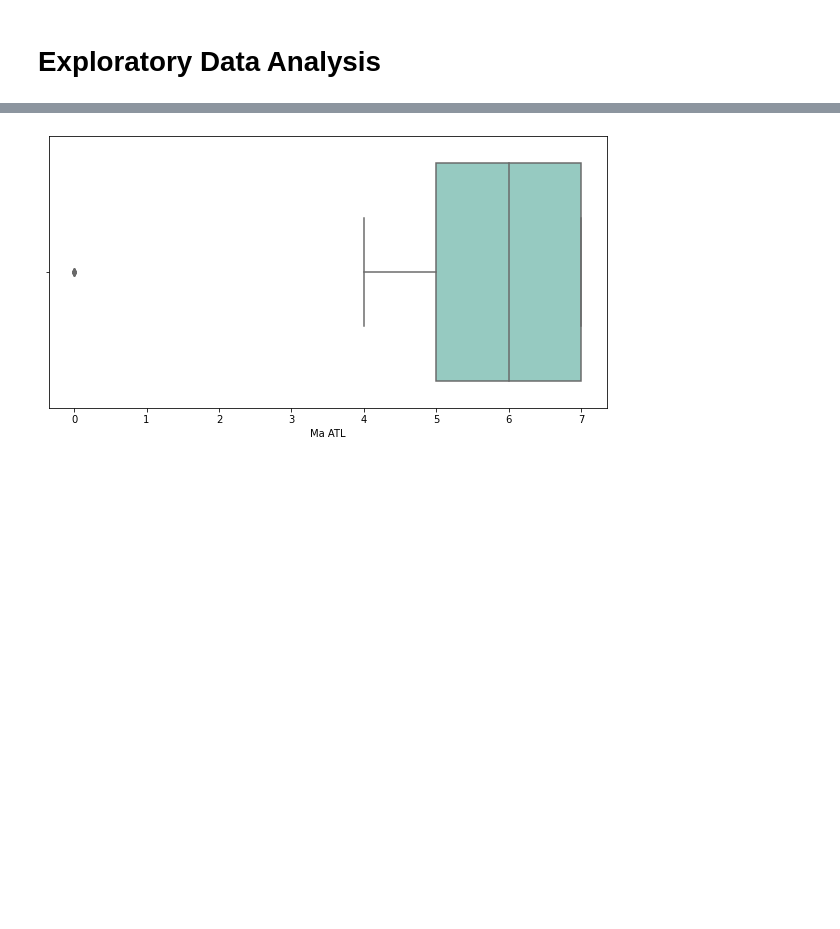
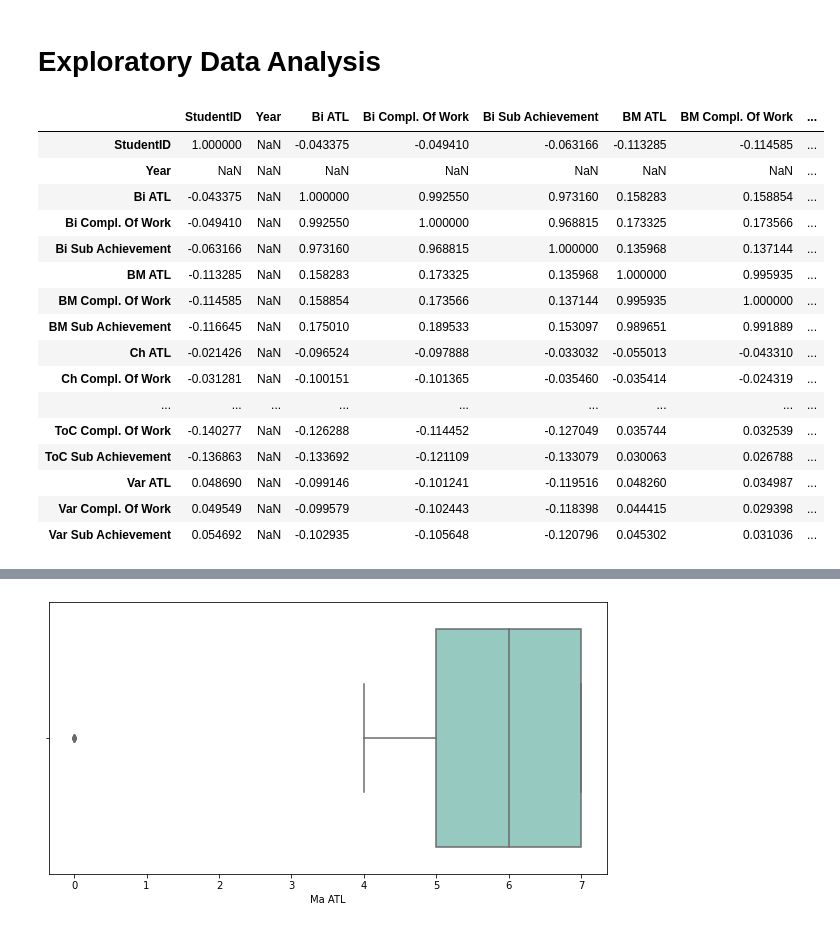
Before and after one commit to siti-alawiyah/ibresultprediction, a Jupyter notebook: Exploratory_Data_Analysis_1.0.ipynb, the cells around one changed output, grey strips where cells are left out. Cells and saved outputs as stored; diff of their text form; code cells hidden in the pictures; blank space fills up the shorter version.

```diff
--- a/Exploratory_Data_Analysis_1.0.ipynb
+++ b/Exploratory_Data_Analysis_1.0.ipynb
@@ -873,6 +873,26 @@ list(df20.select_dtypes(include='int').columns)
 ['Year']
 # %% [markdown]
 # Exploratory Data Analysis
+# %%
+df17.corr()
+# %% [output]
+|  | StudentID | Year | Bi ATL | Bi Compl. Of Work | Bi Sub Achievement | BM ATL | BM Compl. Of Work | ... |
+| StudentID | 1.000000 | NaN | -0.043375 | -0.049410 | -0.063166 | -0.113285 | -0.114585 | ... |
+| Year | NaN | NaN | NaN | NaN | NaN | NaN | NaN | ... |
+| Bi ATL | -0.043375 | NaN | 1.000000 | 0.992550 | 0.973160 | 0.158283 | 0.158854 | ... |
+| Bi Compl. Of Work | -0.049410 | NaN | 0.992550 | 1.000000 | 0.968815 | 0.173325 | 0.173566 | ... |
+| Bi Sub Achievement | -0.063166 | NaN | 0.973160 | 0.968815 | 1.000000 | 0.135968 | 0.137144 | ... |
+| BM ATL | -0.113285 | NaN | 0.158283 | 0.173325 | 0.135968 | 1.000000 | 0.995935 | ... |
+| BM Compl. Of Work | -0.114585 | NaN | 0.158854 | 0.173566 | 0.137144 | 0.995935 | 1.000000 | ... |
+| BM Sub Achievement | -0.116645 | NaN | 0.175010 | 0.189533 | 0.153097 | 0.989651 | 0.991889 | ... |
+| Ch ATL | -0.021426 | NaN | -0.096524 | -0.097888 | -0.033032 | -0.055013 | -0.043310 | ... |
+| Ch Compl. Of Work | -0.031281 | NaN | -0.100151 | -0.101365 | -0.035460 | -0.035414 | -0.024319 | ... |
+| ... | ... | ... | ... | ... | ... | ... | ... | ... |
+| ToC Compl. Of Work | -0.140277 | NaN | -0.126288 | -0.114452 | -0.127049 | 0.035744 | 0.032539 | ... |
+| ToC Sub Achievement | -0.136863 | NaN | -0.133692 | -0.121109 | -0.133079 | 0.030063 | 0.026788 | ... |
+| Var ATL | 0.048690 | NaN | -0.099146 | -0.101241 | -0.119516 | 0.048260 | 0.034987 | ... |
+| Var Compl. Of Work | 0.049549 | NaN | -0.099579 | -0.102443 | -0.118398 | 0.044415 | 0.029398 | ... |
+| Var Sub Achievement | 0.054692 | NaN | -0.102935 | -0.105648 | -0.120796 | 0.045302 | 0.031036 | ... |
 # %%
 sns.set_palette('Set3')
 plt.figure(figsize=(12,8))
```
Also changed, not shown: parts of 4 cells of this notebook.
